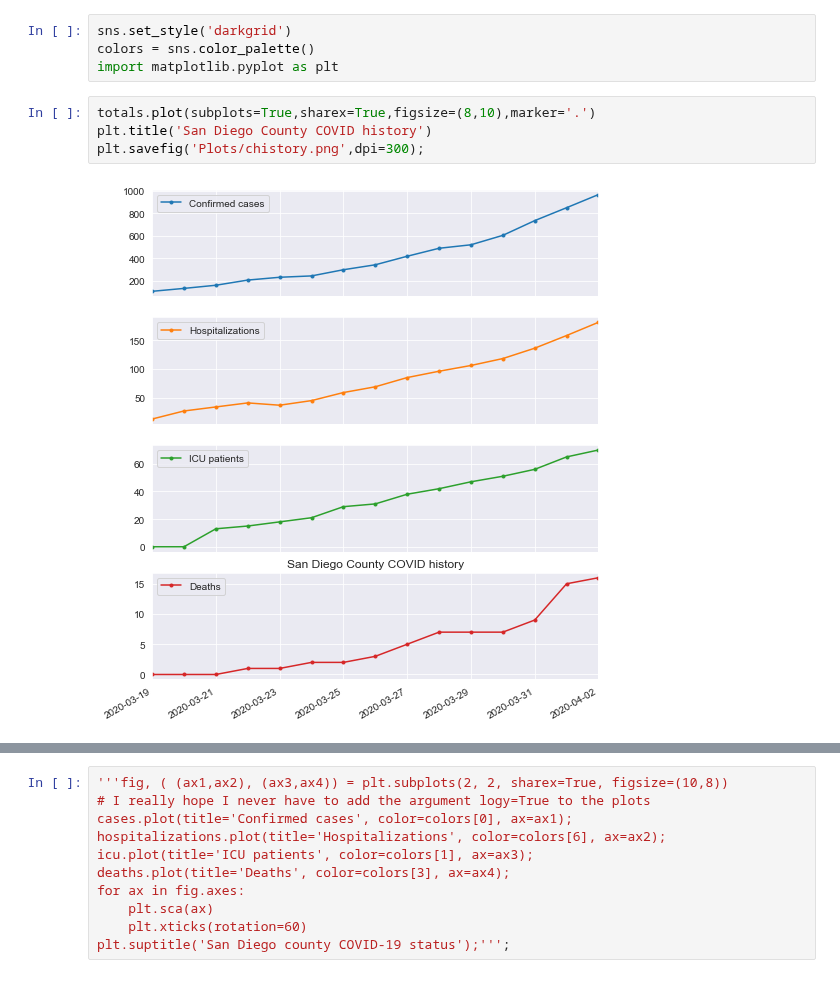
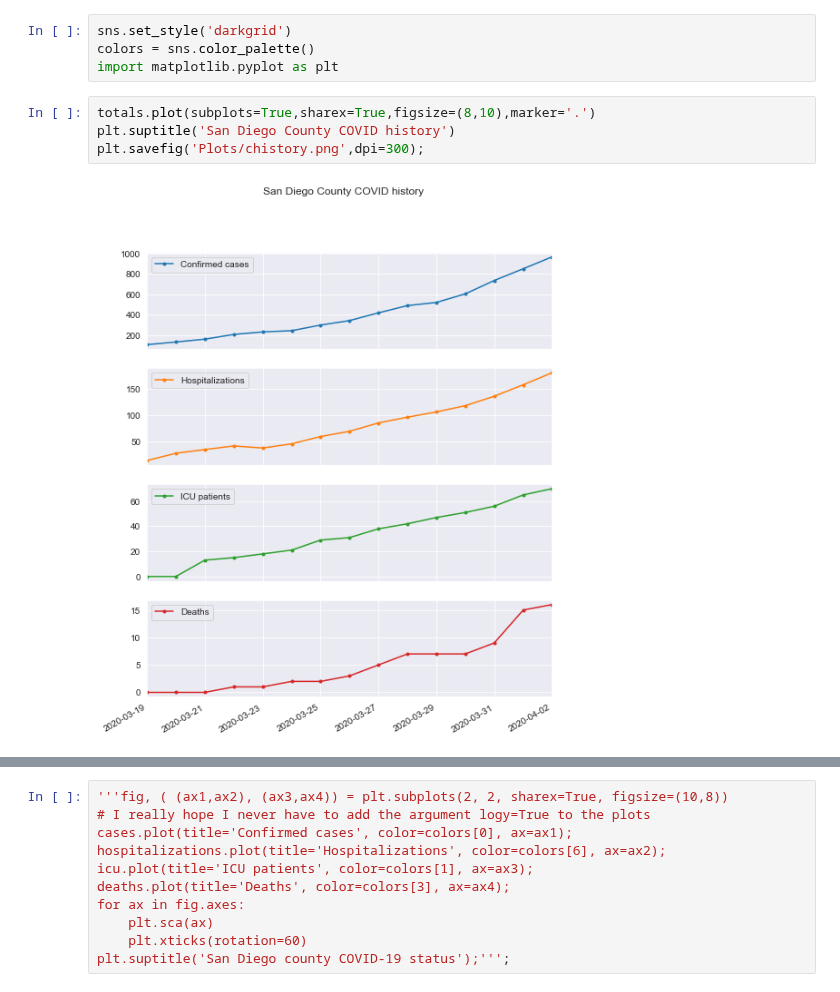
Before and after one commit to jasongfleischer/SanDiegoCountyCOVID19, a Jupyter notebook: San Diego Country Coronavirus History.ipynb, the cells around one changed output, grey strips where cells are left out. Saved outputs shown, nothing was run; the diff lists cells and outputs as text.

Commit message:
oops did plot title wrong

```diff
--- a/San Diego Country Coronavirus History.ipynb
+++ b/San Diego Country Coronavirus History.ipynb
@@ -135,10 +135,10 @@ colors = sns.color_palette()
 import matplotlib.pyplot as plt
 # %%
 totals.plot(subplots=True,sharex=True,figsize=(8,10),marker='.')
-plt.title('San Diego County COVID history')
+plt.suptitle('San Diego County COVID history')
 plt.savefig('Plots/chistory.png',dpi=300);
 # %% [output]
-[figure, old version]
+[figure, new version]
 # %%
 # Obviously the first date (20th or 21st depending on metric) is ignorable because it contains all previous days
 # Also I'm pretty sure the -5 hospitalizations on 23rd indicates that some data reclassification happened that day, not that some people were cured and walked out of hospital.
```
Also changed, not shown: parts of 1 cell of this notebook, 2 other files.
